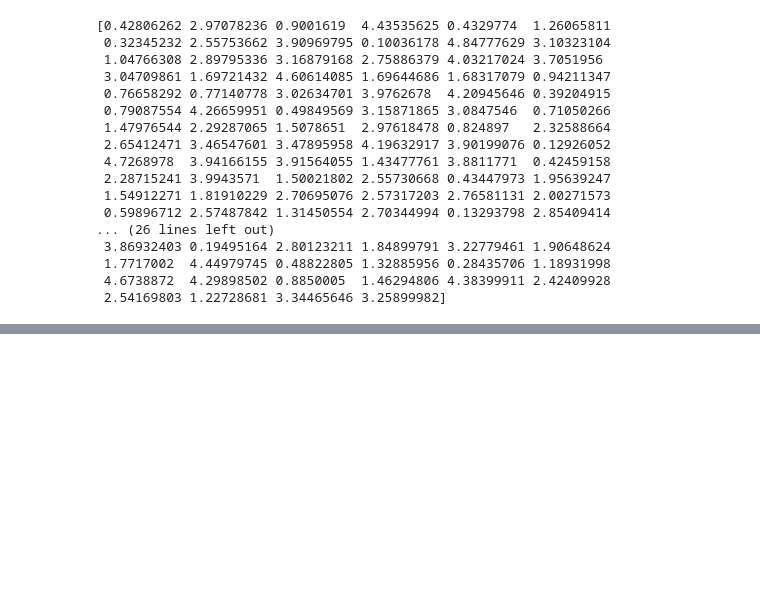
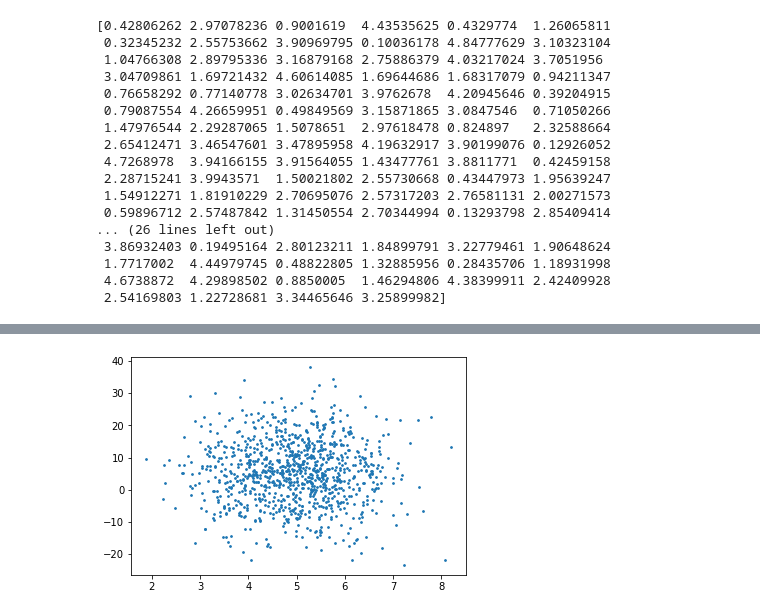
Before and after one commit to Imeneallouche/artificial-intelligence, a Jupyter notebook: Basics.ipynb, the cells around one changed output, grey strips where cells are left out. Saved outputs shown, nothing was run; the diff lists cells and outputs as text; code cells hidden in the pictures; blank space fills up the shorter version.

```diff
--- a/Basics.ipynb
+++ b/Basics.ipynb
@@ -135,0 +181,8 @@ plt.show()
+# %%
+first_array = numpy.random.normal(5.0, 1.0, 1000)
+second_array = numpy.random.normal(5.0, 10.0, 1000)
+
+plt.scatter(first_array, second_array, 3) #3rd parameter: width of points
+plt.show()
+# %% [output]
+[figure, added]
```
Also changed, not shown: parts of 9 cells of this notebook.
